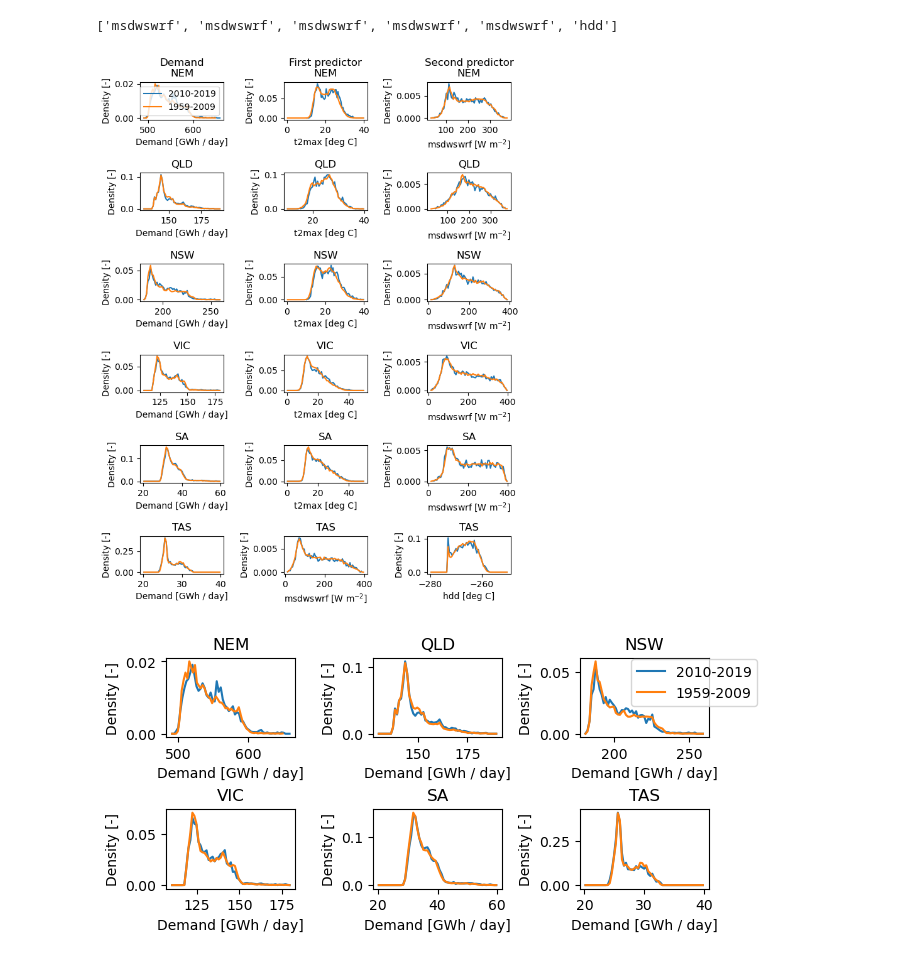
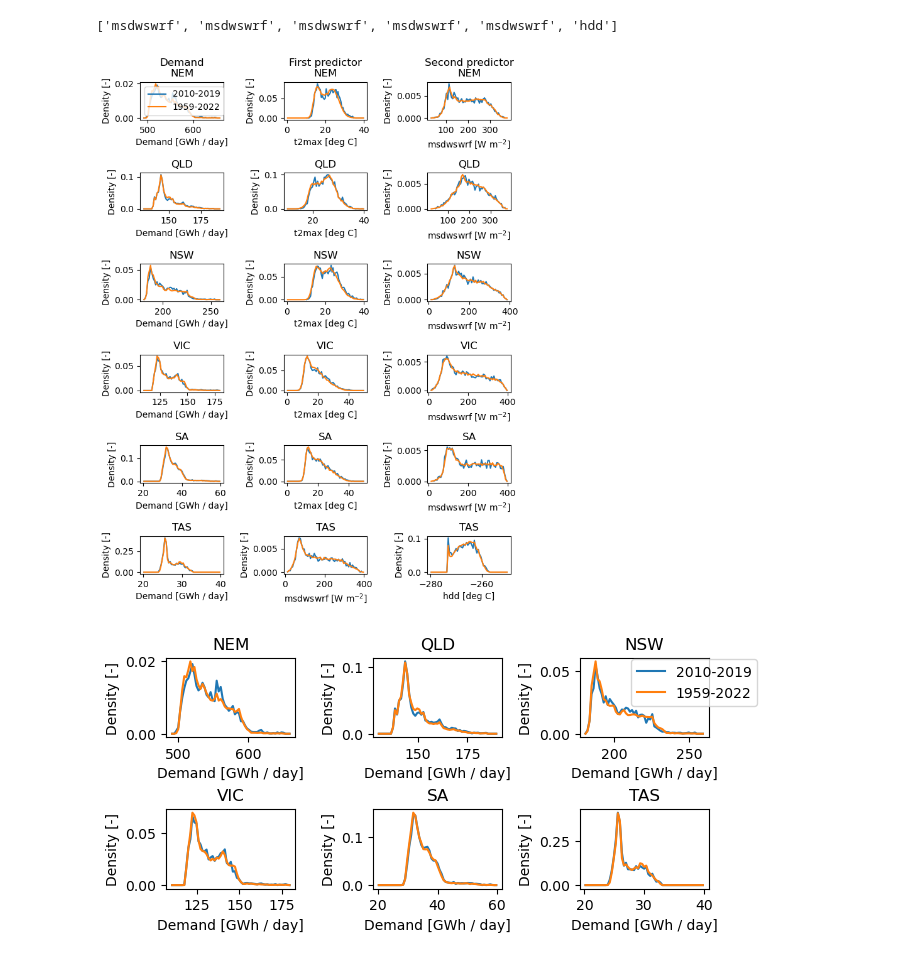
Before and after one commit to dougrichardson/demand_model, a Jupyter notebook: 19_analyse_NEM_ERA5.ipynb, the cells around one changed output. Drawn from its saved outputs; the diff is of its cells as text; code cells hidden in the pictures.

```diff
--- a/19_analyse_NEM_ERA5.ipynb
+++ b/19_analyse_NEM_ERA5.ipynb
@@ -90,7 +91,7 @@ from sklearn.ensemble import RandomForestRegressor, ExtraTreesRegressor
 # %%
 dem_da = xr.open_dataset("/g/data/w42/dr6273/work/projects/Aus_energy/data/energy_demand/daily_demand_2010-2020_stl.nc")["demand_stl"]
 # %%
-write_SHAP = True
+write_SHAP = False
 # %%
 trainX_dict = {}
 testX_dict = {}
@@ -328,17 +238,3 @@ def plot_shap(vals, features, feature_names, colorbar=True, fontsize=10):
     # fig.colorbar(pl, ax=ax)
 
     return ax
-# %%
-fig = plt.figure(figsize=(7,7))
-
-for i, r in enumerate(regions):
-
-    fig.add_subplot(3, 2, i+1)
-    a = plot_shap(
-        shap_test[r] / 1000,
-        testX_dict[r],
-        fn.parse_features(fn.sel_model(features[r])["feature_names"])[::-1]
-    )
-    a.text(0.8, 0.05, r, transform=a.transAxes)
-
-# fig.colorbar(a, orientation='vertical')
@@ -346,0 +241,14 @@ for i, r in enumerate(regions):
+# %%
+fig = plt.figure(figsize=(7,7))
+
+for i, r in enumerate(regions):
+
+    fig.add_subplot(3, 2, i+1)
+    a = plot_shap(
+        explainer_test[r].values / 1000,
+        testX_dict[r],
+        fn.parse_features(fn.sel_model(features[r])["feature_names"])[::-1]
+    )
+    a.text(0.8, 0.05, r, transform=a.transAxes)
+
+# fig.colorbar(a, orientation='vertical')
@@ -391,9 +301,9 @@ for i, r in enumerate(regions):
     # Demand histograms
     hists = [
         get_hist(pred_ds[r]["demand"].sel(time=slice("2010", "2019")) / 1000),
-        get_hist(pred_ds[r]["demand"].sel(time=slice("1959", "2009")) / 1000)
+        get_hist(pred_ds[r]["demand"].sel(time=slice("1959", "2022")) / 1000)
     ]
-    plot_hist(ax[i,0], hists, ["2010-2019", "1959-2009"], "Demand [GWh / day]")
+    plot_hist(ax[i,0], hists, ["2010-2019", "1959-2022"], "Demand [GWh / day]")
 
     # ax[i,0].text(0.02, 0.8, r, transform=ax[i,0].transAxes)
     if i == 0:
@@ -403,38 +313,38 @@ for i, r in enumerate(regions):
     if first_vars[i] in ["t2m", "t2m3", "t2m4", "t2max", "t2min", "cdd", "cdd3", "cdd4", "hdd", "hdd3", "hdd4"]:
         offset = -273.14
     else:
         offset = 0
 
     hists = [
         get_hist(pred_ds[r][predictions[r].columns[0]].sel(time=slice("2010", "2019")) + offset),
-        get_hist(pred_ds[r][predictions[r].columns[0]].sel(time=slice("1959", "2009")) + offset)
+        get_hist(pred_ds[r][predictions[r].columns[0]].sel(time=slice("1959", "2022")) + offset)
     ]
-    plot_hist(ax[i,1], hists, ["2010-2019", "1959-2009"], first_vars[i] + " " + first_vars_units[i])
+    plot_hist(ax[i,1], hists, ["2010-2019", "1959-2022"], first_vars[i] + " " + first_vars_units[i])
 
     # Second most important variable histograms
     if second_vars[i] in ["t2m", "t2m3", "t2m4", "t2max", "t2min", "cdd", "cdd3", "cdd4", "hdd", "hdd3", "hdd4"]:
         offset = -273.14
     else:
         offset = 0
 
     hists = [
         get_hist(pred_ds[r][predictions[r].columns[1]].sel(time=slice("2010", "2019")) + offset),
-        get_hist(pred_ds[r][predictions[r].columns[1]].sel(time=slice("1959", "2009")) + offset)
+        get_hist(pred_ds[r][predictions[r].columns[1]].sel(time=slice("1959", "2022")) + offset)
     ]
-    plot_hist(ax[i,2], hists, ["2010-2019", "1959-2009"], second_vars[i] + " " + second_vars_units[i])
+    plot_hist(ax[i,2], hists, ["2010-2019", "1959-2022"], second_vars[i] + " " + second_vars_units[i])
 
     if i == 0:
         ax[i,0].set_title("Demand\n" + r)
         ax[i,1].set_title("First predictor\n" + r)
         ax[i,2].set_title("Second predictor\n" + r)
     else:
         ax[i,0].set_title(r)
         ax[i,1].set_title(r)
         ax[i,2].set_title(r)
 
 plt.tight_layout()
 # %% [output]
-[figure, old version]
+[figure, new version]
 # %%
 fig, ax = plt.subplots(2, 3, figsize=(7,3))
 
```
Also changed, not shown: parts of 40 cells of this notebook.
